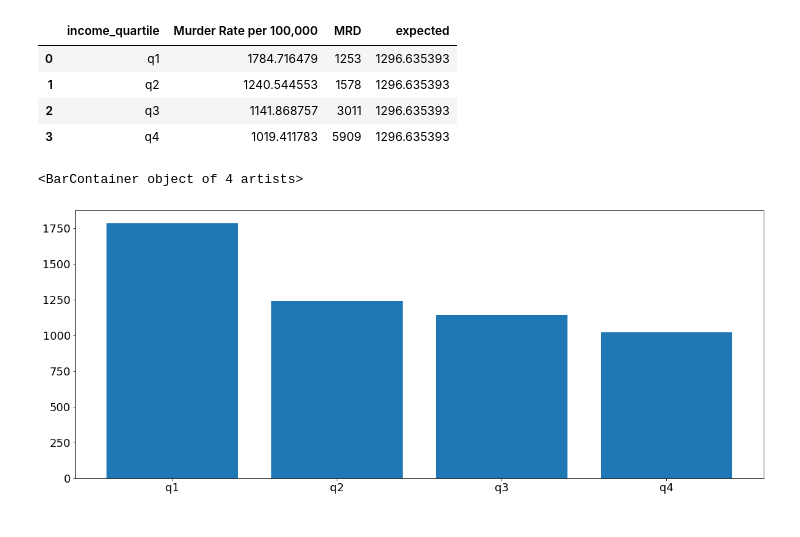
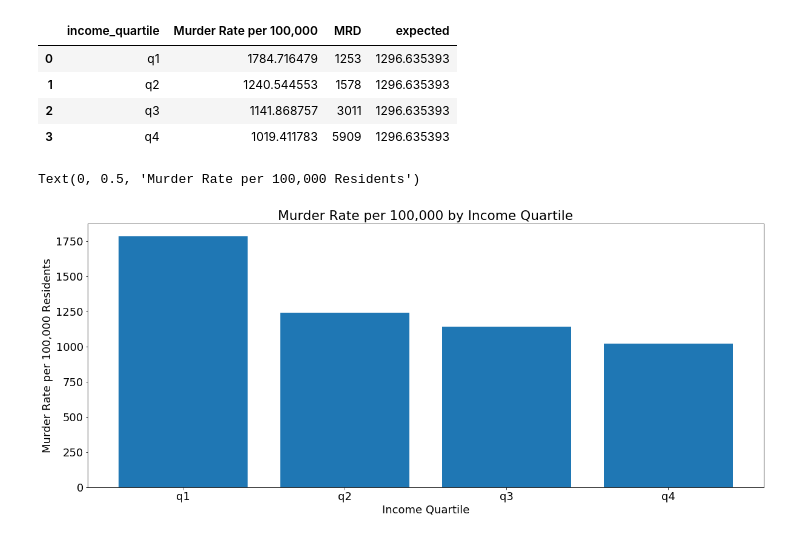
Before and after one commit to jstetter/project-1, a Jupyter notebook: project_1.ipynb, the cells around one changed output. Drawn from its saved outputs; the diff is of its cells as text; code cells hidden in the pictures.

Commit message:
Update with 6 graphs

```diff
--- a/project_1.ipynb
+++ b/project_1.ipynb
@@ -181,9 +182,3 @@ plt.rcParams["figure.figsize"] = (20,8)
 plt.rcParams.update({'font.size':18})
 # %% [output]
 [figure]
-# %%
-plt.scatter(combined_df3['Population (Estimate)'], combined_df3['MRD'])
-plt.ylabel('Murders (#)')
-plt.xlabel('Population (Estimate)')
-plt.title('Population vs. Murder rate per 100,000 residents)')
-plt.rcParams.update({'font.size':18})
@@ -228,6 +239,9 @@ test_df.head()
 | 3 | q4 | 1019.411783 | 5909 | 1296.635393 |
 # %%
 plt.bar(test_df['income_quartile'], test_df['Murder Rate per 100,000'])
+plt.title('Murder Rate per 100,000 by Income Quartile')
+plt.xlabel('Income Quartile')
+plt.ylabel('Murder Rate per 100,000 Residents')
 # %% [output]
-<BarContainer object of 4 artists>
+Text(0, 0.5, 'Murder Rate per 100,000 Residents')
-[figure, old version]
+[figure, new version]
```
Also changed, not shown: parts of 5 cells of this notebook.
